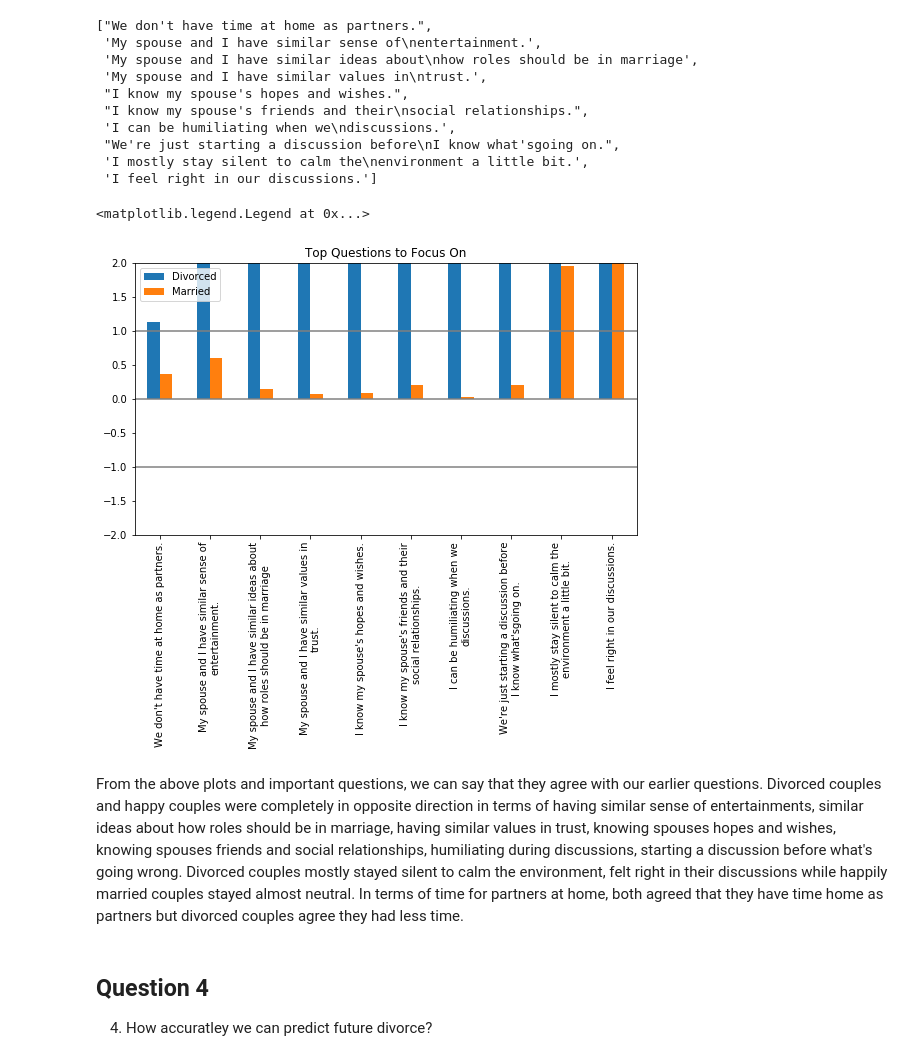
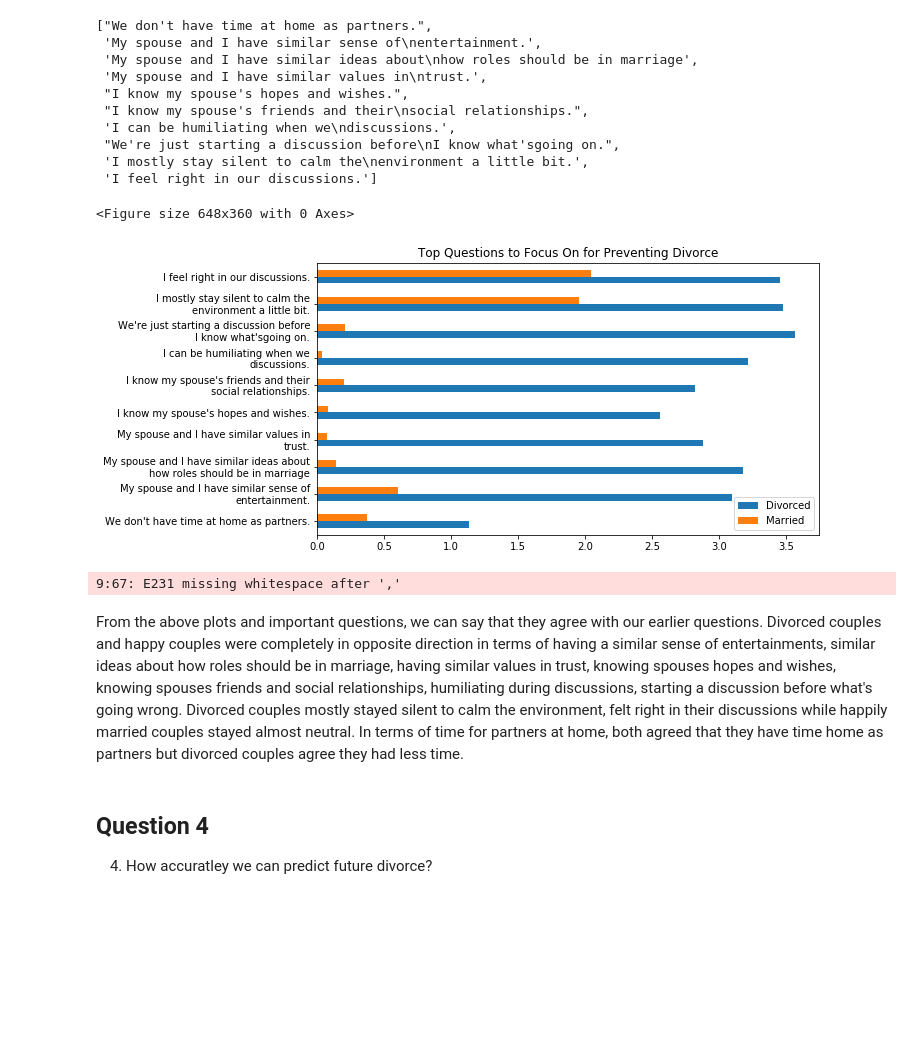
Before and after one commit to ranamahmud/write-a-data-science-blog-post-udacity, a Jupyter notebook: Project 1 Write A Data Science Blog Post.ipynb, the cells around one changed output. Cells and saved outputs as stored; diff of their text form; code cells hidden in the pictures; blank space fills up the shorter version.

```diff
--- a/Project 1 Write A Data Science Blog Post.ipynb
+++ b/Project 1 Write A Data Science Blog Post.ipynb
@@ -587,21 +599,21 @@ top_mean = df_top.groupby(['class']).mean()
 # transpose data for plotting
 top_mean = top_mean.T
 # %%
-top_mean.plot(kind='bar')
-plt.axhline(y=0, color="gray")
-plt.axhline(y=1, color="gray")
-plt.axhline(y=-1, color="gray")
-plt.title("Top Questions to Focus On")
-plt.ylim(-2, 2)
-plt.legend(loc='upper left')
+figure = plt.gcf()
+top_mean.plot(kind='barh')
+# plt.axhline(y=0, color="gray")
+# plt.axhline(y=1, color="gray")
+# plt.axhline(y=-1, color="gray")
+plt.title("Top Questions to Focus On for Preventing Divorce")
+# plt.ylim(-2, 2)
+plt.legend(loc='best')
+plt.savefig("Top Questions to Focus On for Preventing Divorce.png",bbox_inches='tight', dpi=300)
 # %% [output]
-<matplotlib.legend.Legend at 0x...>
+<Figure size 648x360 with 0 Axes>
-[figure, old version]
+[figure, new version]
+9:67: E231 missing whitespace after ','
 # %% [markdown]
-From the above plots and important questions, we can say that they agree with our earlier questions.
-Divorced couples and happy couples were completely in opposite direction in terms of having similar sense of entertainments, similar ideas about how roles should be in marriage, having similar values in trust, knowing spouses hopes and wishes, knowing spouses friends and social relationships, humiliating during discussions, starting a discussion before what's going wrong.
-Divorced couples mostly stayed silent to calm the environment, felt right in their discussions while happily married couples stayed almost neutral.
-In terms of time for partners at home, both agreed that they have time home as partners but divorced couples agree they had less time.
+From the above plots and important questions, we can say that they agree with our earlier questions. Divorced couples and happy couples were completely in opposite direction in terms of having a similar sense of entertainments, similar ideas about how roles should be in marriage, having similar values in trust, knowing spouses hopes and wishes, knowing spouses friends and social relationships, humiliating during discussions, starting a discussion before what's going wrong. Divorced couples mostly stayed silent to calm the environment, felt right in their discussions while happily married couples stayed almost neutral. In terms of time for partners at home, both agreed that they have time home as partners but divorced couples agree they had less time.
 # %% [markdown]
 ## Question 4 <a class="anchor" id="q4"></a>
 4. How accuratley we can predict future divorce?
```
Also changed, not shown: parts of 8 cells of this notebook, 10 other files.
